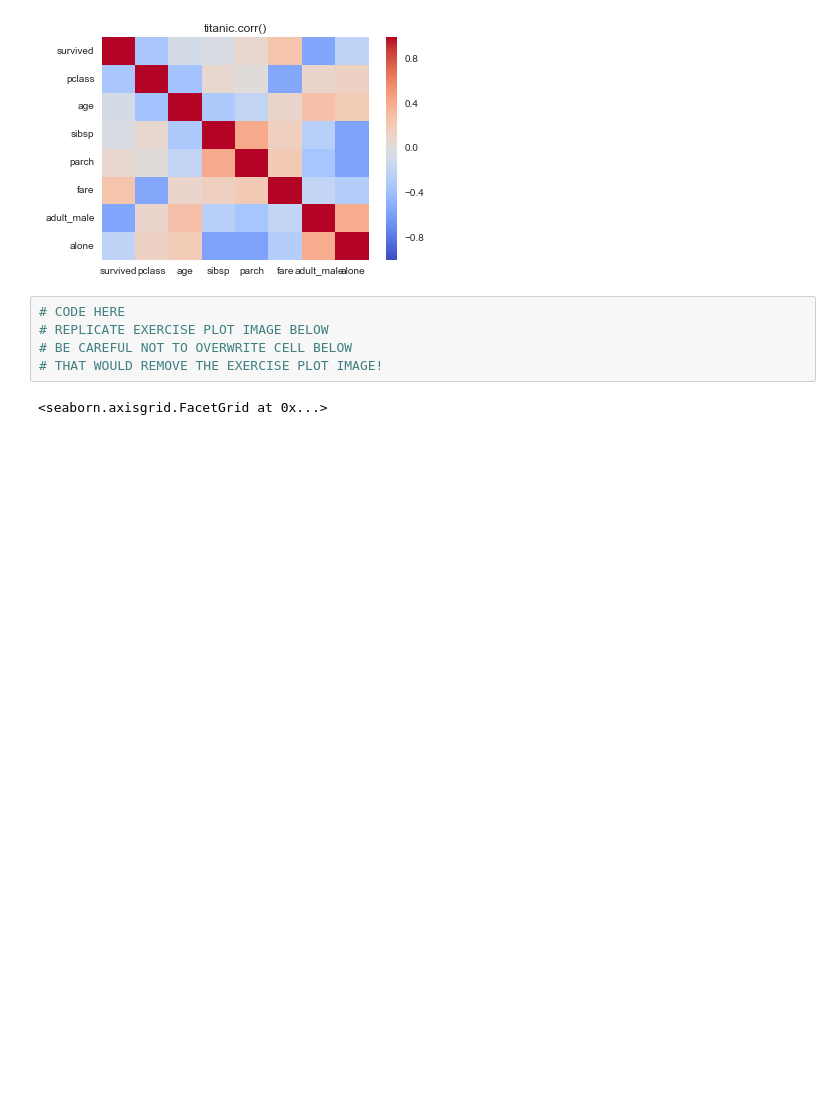
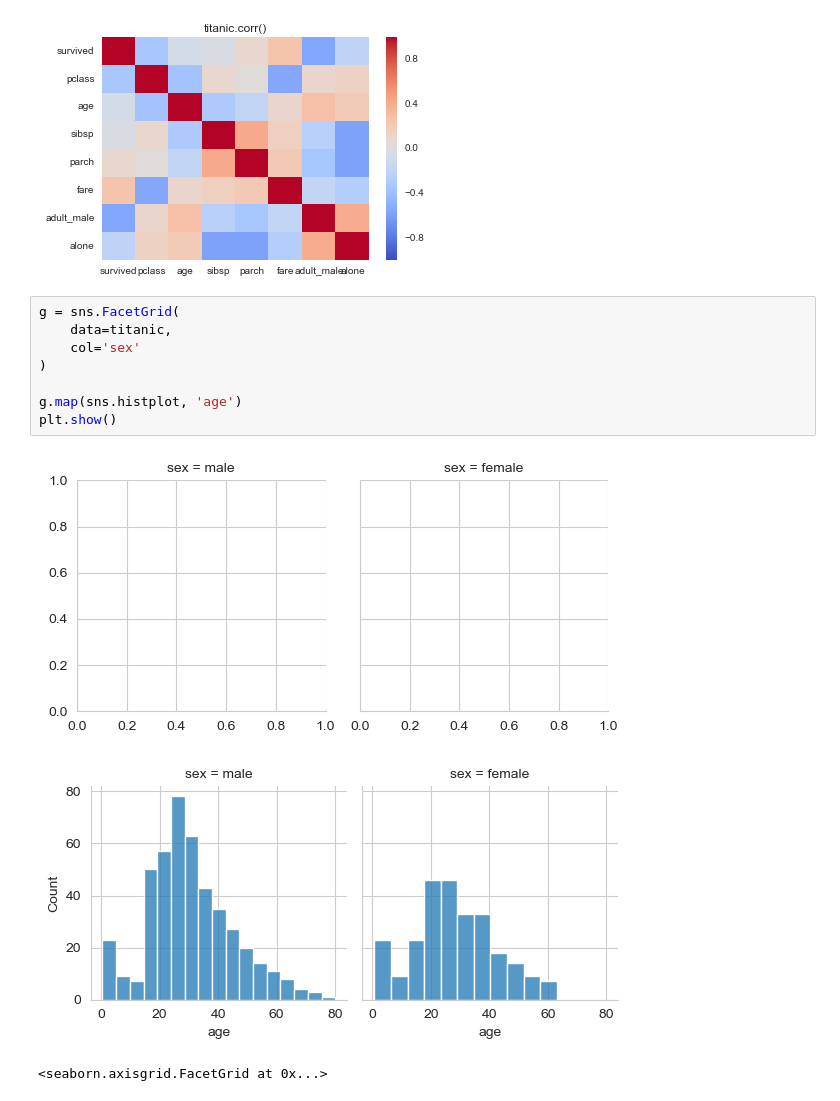
Before and after one commit to ritxsh7/data-visualisation, a Jupyter notebook: seaborn-tutorial/exercise.ipynb, the cells around one changed output. Drawn from its saved outputs; the diff is of its cells as text; blank space fills up the shorter version.

```diff
--- a/seaborn-tutorial/exercise.ipynb
+++ b/seaborn-tutorial/exercise.ipynb
@@ -105,11 +105,17 @@ ValueError: could not convert string to float: 'male'
 # %% [output]
 <matplotlib.text.Text at 0x...>
 [figure]
-# %%
-# CODE HERE
-# REPLICATE EXERCISE PLOT IMAGE BELOW
-# BE CAREFUL NOT TO OVERWRITE CELL BELOW
-# THAT WOULD REMOVE THE EXERCISE PLOT IMAGE!
+# %%
+g = sns.FacetGrid(
+    data=titanic,
+    col='sex'
+)
+
+g.map(sns.histplot, 'age')
+plt.show()
+# %% [output]
+[figure, added]
+[figure, added]
 # %%
 # %% [output]
 <seaborn.axisgrid.FacetGrid at 0x...>
```
Also changed, not shown: 5 other files.
